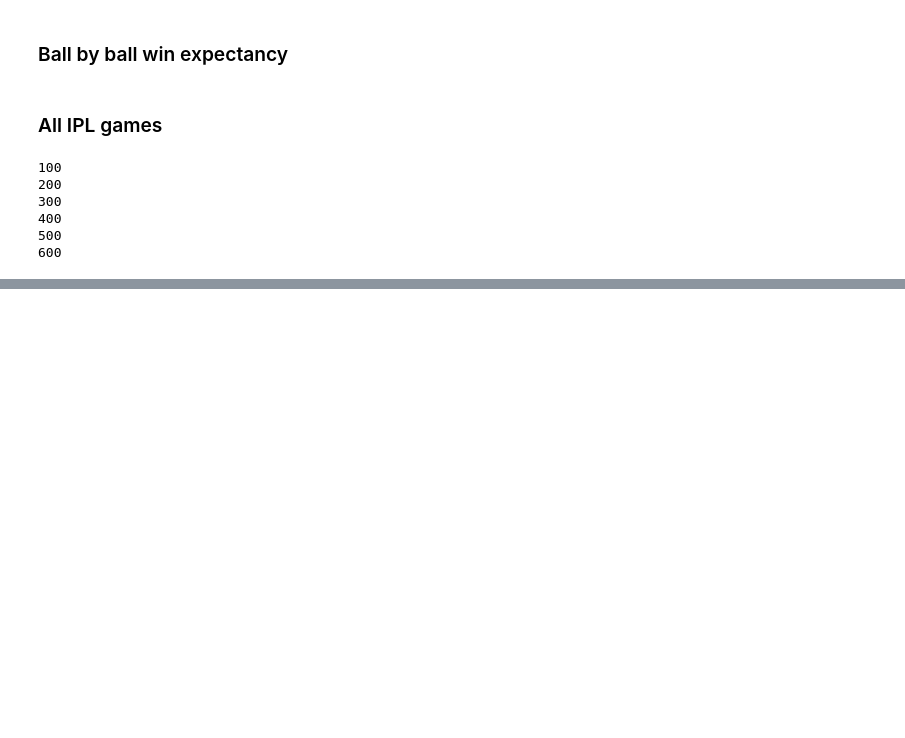
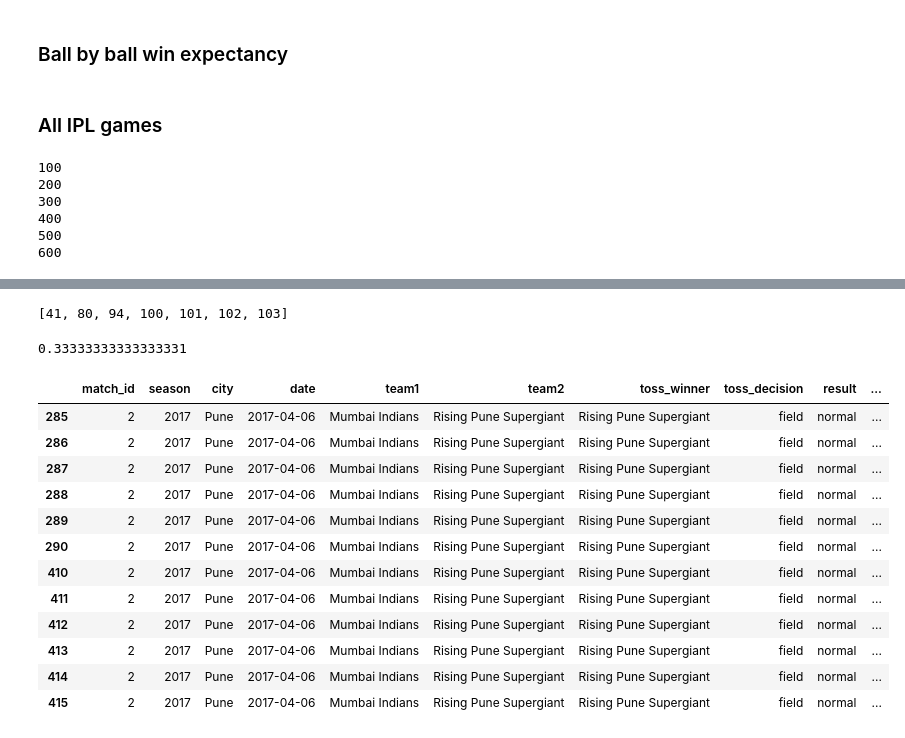
Before and after one commit to deepak-karkala/articles, a Jupyter notebook: cricket_sabermetrics/win_expectancy.ipynb, the cells around one changed output, grey strips where cells are left out. Saved outputs shown, nothing was run; the diff lists cells and outputs as text; code cells hidden in the pictures; blank space fills up the shorter version.

```diff
--- a/cricket_sabermetrics/win_expectancy.ipynb
+++ b/cricket_sabermetrics/win_expectancy.ipynb
@@ -317,0 +432,25 @@ plt.plot(range(len(filtered)), filtered[:,1])
+# %%
+m = max(we1)
+[i for i,j in enumerate(we1) if j==m]
+# %% [output]
+[41, 80, 94, 100, 101, 102, 103]
+# %%
+we1[40]
+# %% [output]
+0.33333333333333331
+# %%
+dfm[dfm["over"]==7]
+# %% [output]
+|  | match_id | season | city | date | team1 | team2 | toss_winner | toss_decision | result | ... |
+| 285 | 2 | 2017 | Pune | 2017-04-06 | Mumbai Indians | Rising Pune Supergiant | Rising Pune Supergiant | field | normal | ... |
+| 286 | 2 | 2017 | Pune | 2017-04-06 | Mumbai Indians | Rising Pune Supergiant | Rising Pune Supergiant | field | normal | ... |
+| 287 | 2 | 2017 | Pune | 2017-04-06 | Mumbai Indians | Rising Pune Supergiant | Rising Pune Supergiant | field | normal | ... |
+| 288 | 2 | 2017 | Pune | 2017-04-06 | Mumbai Indians | Rising Pune Supergiant | Rising Pune Supergiant | field | normal | ... |
+| 289 | 2 | 2017 | Pune | 2017-04-06 | Mumbai Indians | Rising Pune Supergiant | Rising Pune Supergiant | field | normal | ... |
+| 290 | 2 | 2017 | Pune | 2017-04-06 | Mumbai Indians | Rising Pune Supergiant | Rising Pune Supergiant | field | normal | ... |
+| 410 | 2 | 2017 | Pune | 2017-04-06 | Mumbai Indians | Rising Pune Supergiant | Rising Pune Supergiant | field | normal | ... |
+| 411 | 2 | 2017 | Pune | 2017-04-06 | Mumbai Indians | Rising Pune Supergiant | Rising Pune Supergiant | field | normal | ... |
+| 412 | 2 | 2017 | Pune | 2017-04-06 | Mumbai Indians | Rising Pune Supergiant | Rising Pune Supergiant | field | normal | ... |
+| 413 | 2 | 2017 | Pune | 2017-04-06 | Mumbai Indians | Rising Pune Supergiant | Rising Pune Supergiant | field | normal | ... |
+| 414 | 2 | 2017 | Pune | 2017-04-06 | Mumbai Indians | Rising Pune Supergiant | Rising Pune Supergiant | field | normal | ... |
+| 415 | 2 | 2017 | Pune | 2017-04-06 | Mumbai Indians | Rising Pune Supergiant | Rising Pune Supergiant | field | normal | ... |
```
Also changed, not shown: parts of 25 cells of this notebook.
